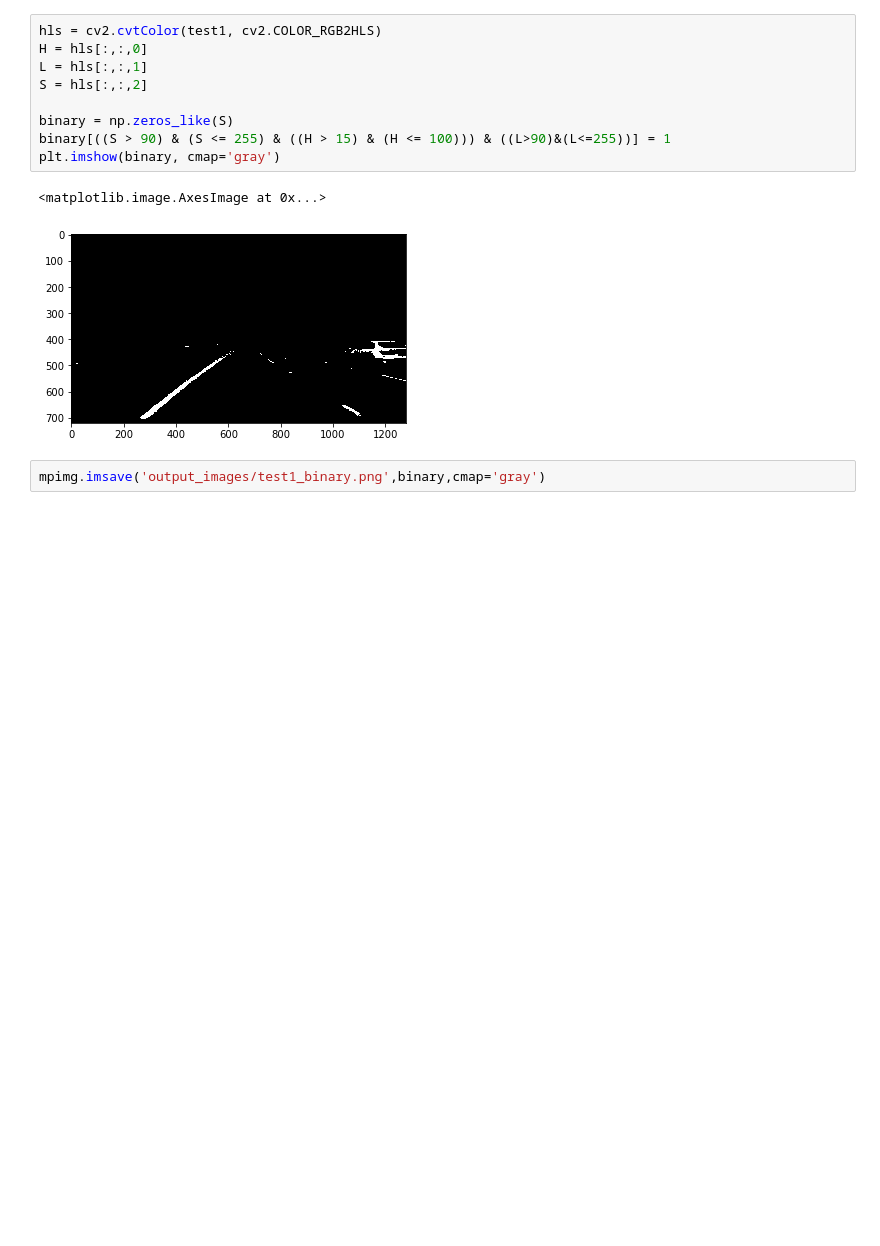
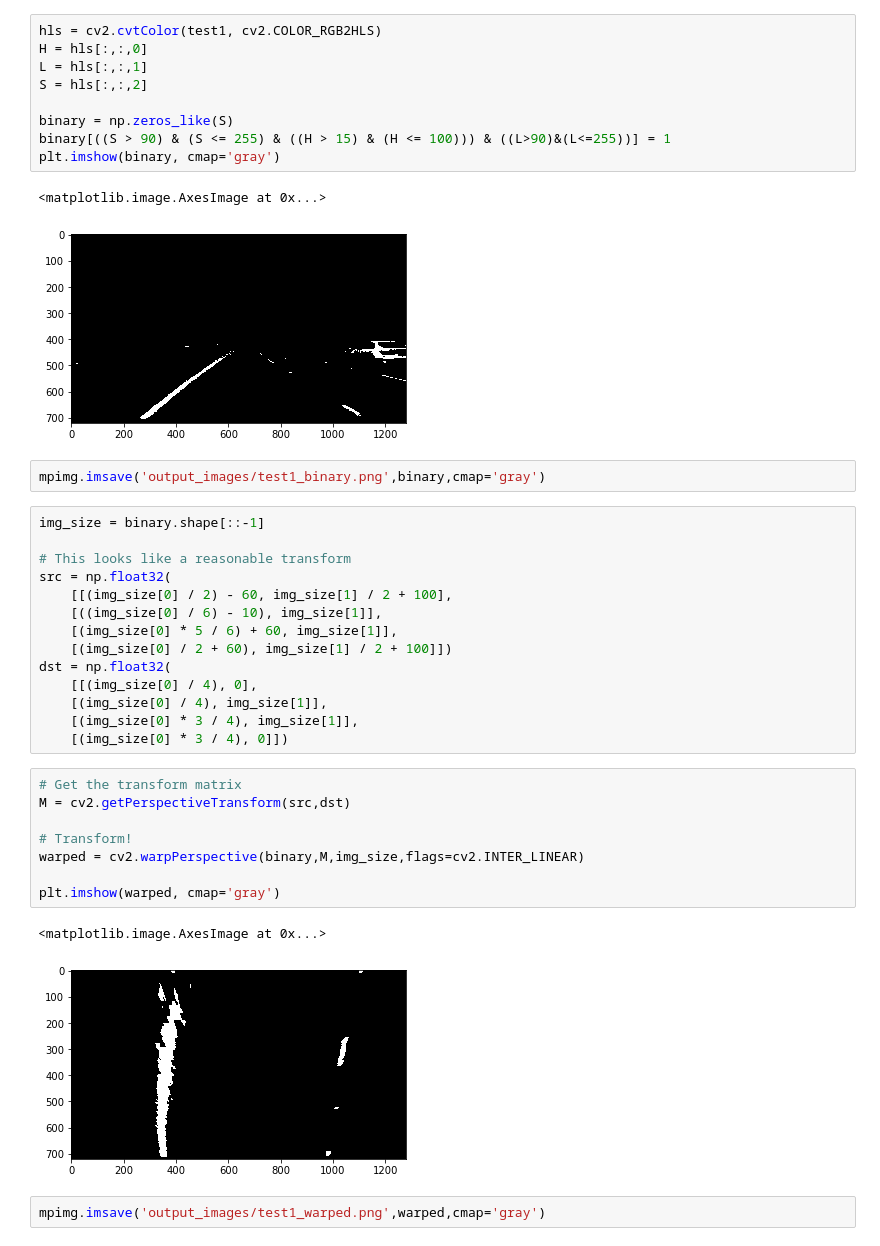
Before and after one commit to jeffDL/CarND-Advanced-Lane-Lines, a Jupyter notebook: Advanced-Lane-Finding.ipynb, the cells around one changed output. Saved outputs shown, nothing was run; the diff lists cells and outputs as text; blank space fills up the shorter version.

```diff
--- a/Advanced-Lane-Finding.ipynb
+++ b/Advanced-Lane-Finding.ipynb
@@ -143,3 +159,30 @@ plt.imshow(binary, cmap='gray')
 [figure]
 # %%
 mpimg.imsave('output_images/test1_binary.png',binary,cmap='gray')
+# %%
+img_size = binary.shape[::-1]
+
+# This looks like a reasonable transform
+src = np.float32(
+    [[(img_size[0] / 2) - 60, img_size[1] / 2 + 100],
+    [((img_size[0] / 6) - 10), img_size[1]],
+    [(img_size[0] * 5 / 6) + 60, img_size[1]],
+    [(img_size[0] / 2 + 60), img_size[1] / 2 + 100]])
+dst = np.float32(
+    [[(img_size[0] / 4), 0],
+    [(img_size[0] / 4), img_size[1]],
+    [(img_size[0] * 3 / 4), img_size[1]],
+    [(img_size[0] * 3 / 4), 0]])
+# %%
+# Get the transform matrix
+M = cv2.getPerspectiveTransform(src,dst)
+
+# Transform!
+warped = cv2.warpPerspective(binary,M,img_size,flags=cv2.INTER_LINEAR)
+
+plt.imshow(warped, cmap='gray')
+# %% [output]
+<matplotlib.image.AxesImage at 0x...>
+[figure, added]
+# %%
+mpimg.imsave('output_images/test1_warped.png',warped,cmap='gray')
```
Also changed, not shown: parts of 5 cells of this notebook, 1 other file.
